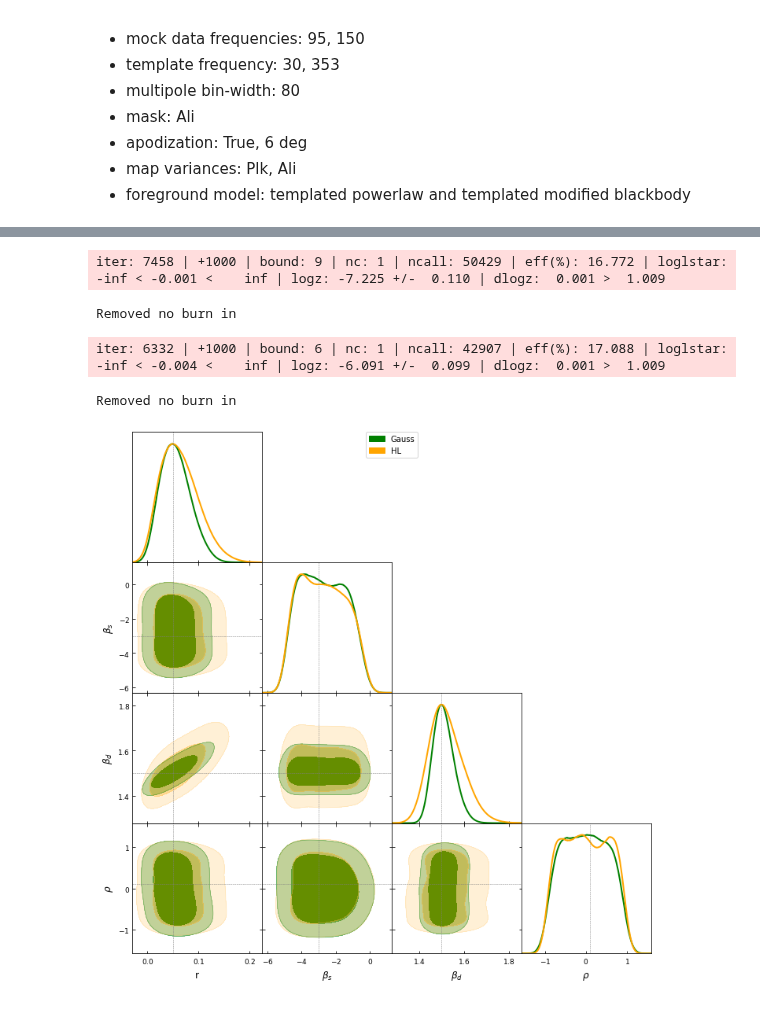
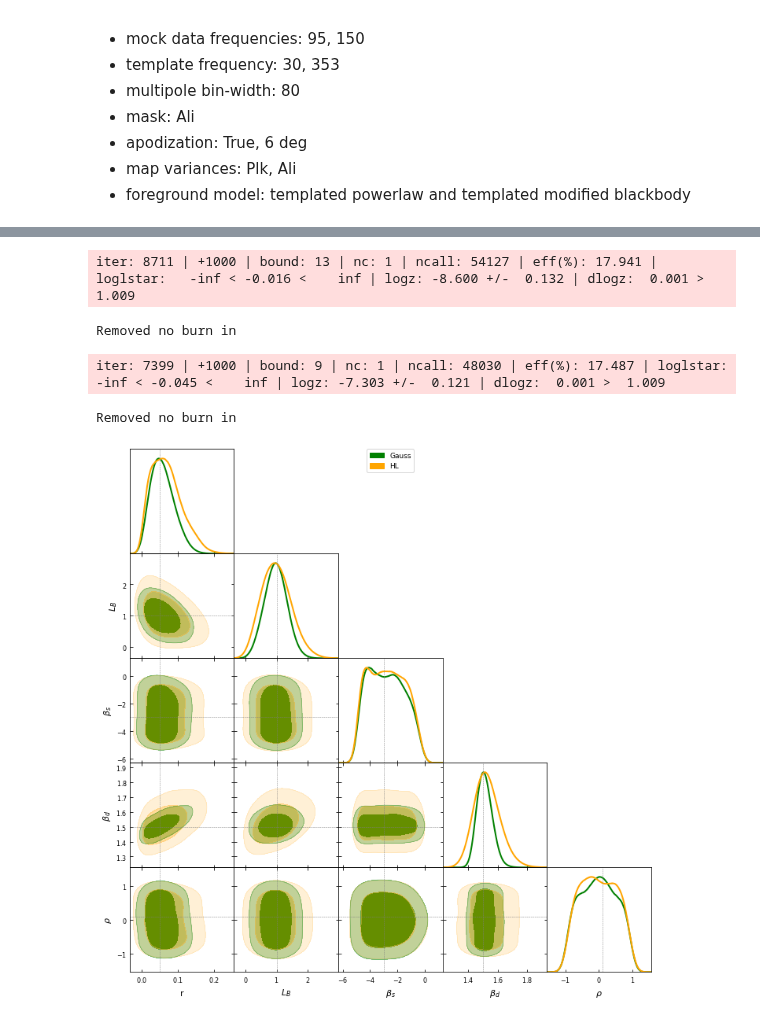
Before and after one commit to gioacchinowang/afra, a Jupyter notebook: tutorials/tutorial09.ipynb, the cells around one changed output, grey strips where cells are left out. Saved outputs shown, nothing was run; the diff lists cells and outputs as text; code cells hidden in the pictures.

```diff
--- a/tutorials/tutorial09.ipynb
+++ b/tutorials/tutorial09.ipynb
@@ -299,31 +300,31 @@ Wall time: 7min 37s
 # %%
-names = [r'r',r'$\beta_s$',r'$\beta_d$',r'$\rho$']
-truths = [0.05,-3.,1.5,0.1]
+names = [r'r',r'$L_B$',r'$\beta_s$',r'$\beta_d$',r'$\rho$']
+truths = [0.05,1.,-3.,1.5,0.1]
 KWARGS = {'nlive':1000}
 
 pipeline.background = b
 pipeline.foreground = c
 result = pipeline.analyse(mock_bp+pre_rslt[2],pre_rslt[1],pre_rslt[2],pre_rslt[3],kwargs=KWARGS)
 
 samples, weights = result.samples, np.exp(result.logwt - result.logz[-1])
 pipeline.likelihood='gauss'
 samples1 = MCSamples(samples=samples,weights=weights,names=names,label='Gauss')
 
 pipeline.likelihood='hl'
 result = pipeline.analyse(mock_bp+pre_rslt[2],pre_rslt[1],pre_rslt[2],pre_rslt[3],kwargs=KWARGS)
 
 samples, weights = result.samples, np.exp(result.logwt - result.logz[-1])
 samples2 = MCSamples(samples=samples,weights=weights,names=names,label='HL')
 
 g = plots.get_subplot_plotter(width_inch=10)
 g.settings.alpha_filled_add=0.4
 g.triangle_plot([samples1,samples2],markers=truths,
                 line_args=[{'lw':'2', 'color':'green'},{'lw':2, 'color':'orange'}],
                 contour_colors=['green','orange'],
                 filled=True, contour_lws=2)
 # %% [output]
-iter: 7458 | +1000 | bound: 9 | nc: 1 | ncall: 50429 | eff(%): 16.772 | loglstar:   -inf < -0.001 <    inf | logz: -7.225 +/-  0.110 | dlogz:  0.001 >  1.009
+iter: 8711 | +1000 | bound: 13 | nc: 1 | ncall: 54127 | eff(%): 17.941 | loglstar:   -inf < -0.016 <    inf | logz: -8.600 +/-  0.132 | dlogz:  0.001 >  1.009
 Removed no burn in
-iter: 6332 | +1000 | bound: 6 | nc: 1 | ncall: 42907 | eff(%): 17.088 | loglstar:   -inf < -0.004 <    inf | logz: -6.091 +/-  0.099 | dlogz:  0.001 >  1.009
+iter: 7399 | +1000 | bound: 9 | nc: 1 | ncall: 48030 | eff(%): 17.487 | loglstar:   -inf < -0.045 <    inf | logz: -7.303 +/-  0.121 | dlogz:  0.001 >  1.009
 Removed no burn in
-[figure, old version]
+[figure, new version]
```
Also changed, not shown: parts of 5 cells of this notebook, 10 other files.
